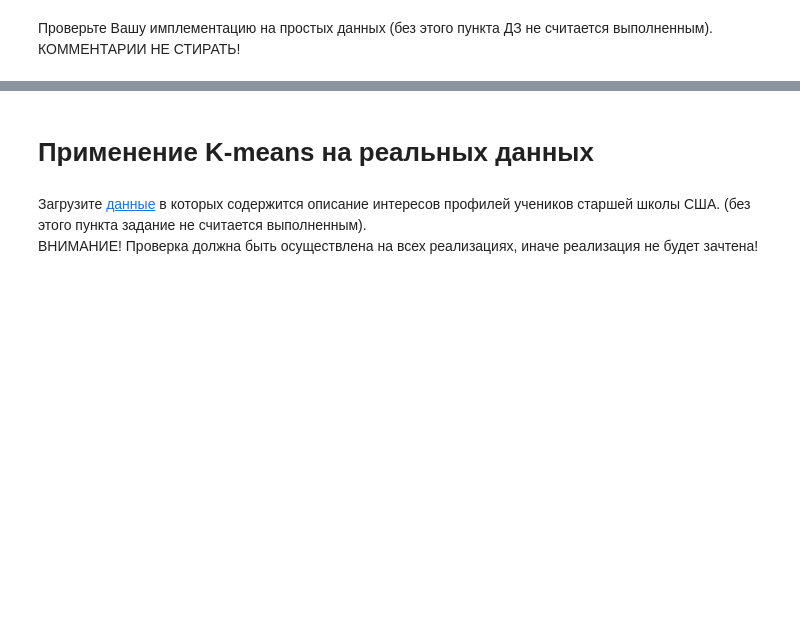
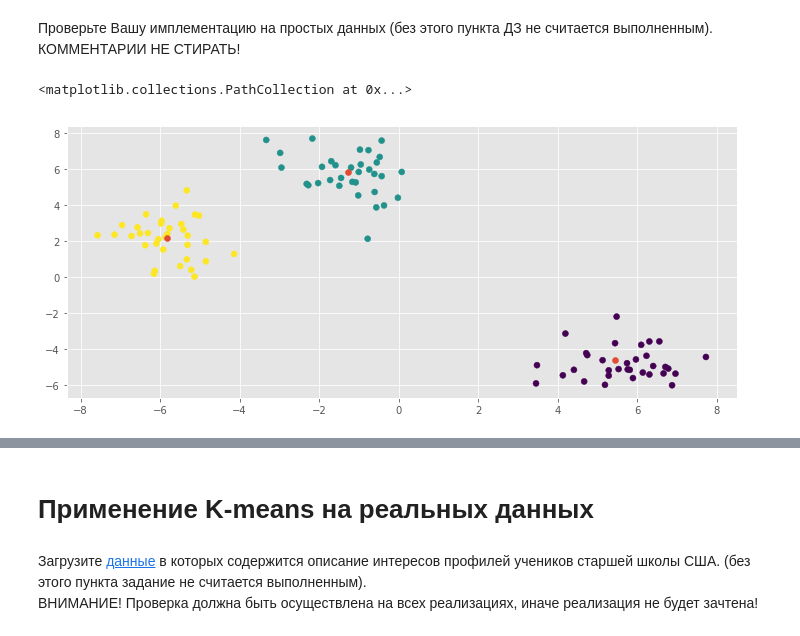
Before and after one commit to maxbolgarin/msu_sphere_datamining, a Jupyter notebook: hw4/bolgarin_hw4.ipynb, the cells around one changed output, grey strips where cells are left out. Drawn from its saved outputs; the diff is of its cells as text; code cells hidden in the pictures; blank space fills up the shorter version.

```diff
--- a/hw4/bolgarin_hw4.ipynb
+++ b/hw4/bolgarin_hw4.ipynb
@@ -151,0 +219,11 @@ plt.scatter(X[:,0], X[:, 1], c=y)
+# %%
+## Работоспособность MyKmeans
+my_kmeans = MyKmeans(k=3)
+my_kmeans.fit(X)
+prediction = my_kmeans.predict(X)
+
+plt.scatter(X[:, 0], X[:, 1], c=prediction)
+plt.scatter(my_kmeans.centroids[:, 0], my_kmeans.centroids[:, 1])
+# %% [output]
+<matplotlib.collections.PathCollection at 0x...>
+[figure, added]
```
Also changed, not shown: parts of 37 cells of this notebook.
